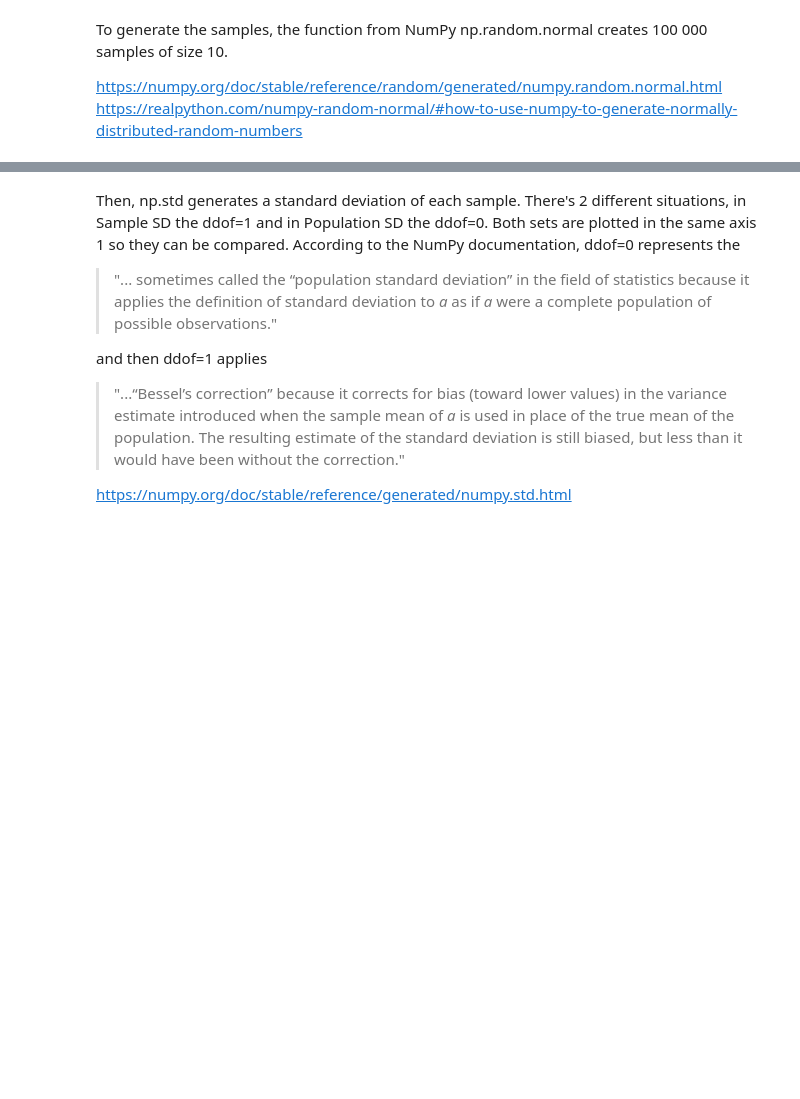
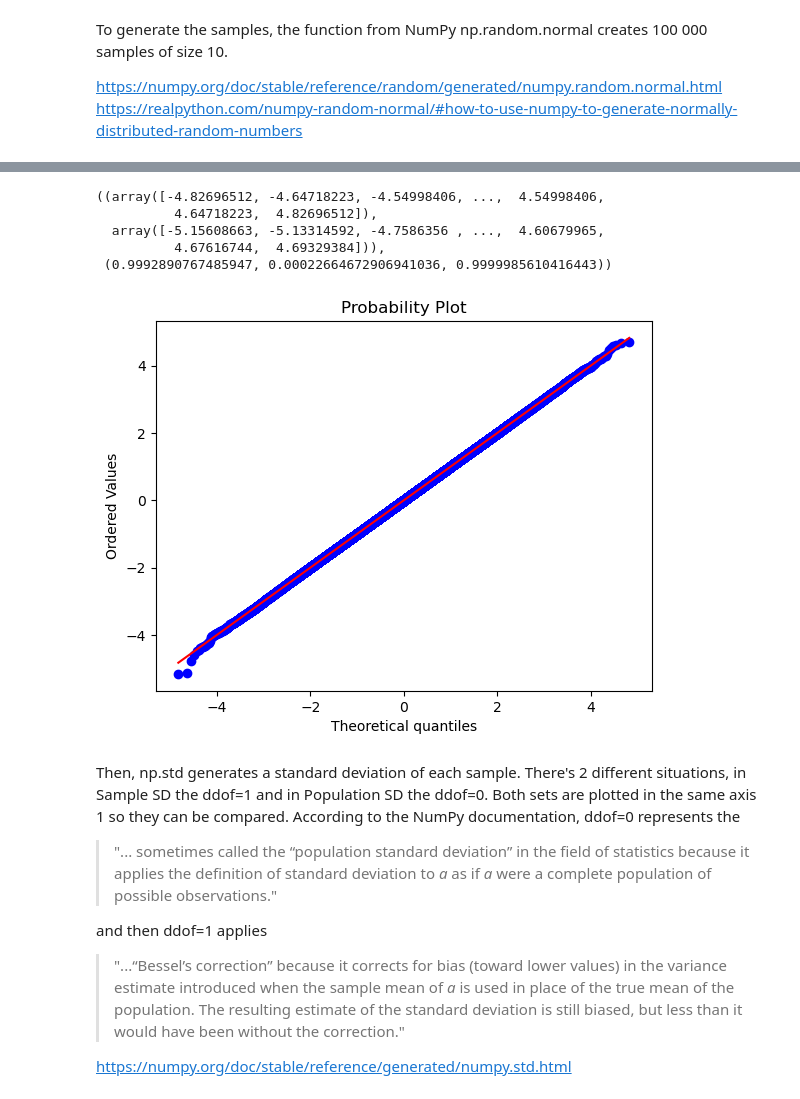
Before and after one commit to FatimaBOliveira/applied-statistics-assessment, a Jupyter notebook: problems.ipynb, the cells around one changed output, grey strips where cells are left out. Drawn from its saved outputs; the diff is of its cells as text; code cells hidden in the pictures; blank space fills up the shorter version.

```diff
--- a/problems.ipynb
+++ b/problems.ipynb
@@ -285,3 +306,19 @@ samples = np.random.normal(loc=0, scale=1, size=(100000, 10))
+# %%
+# Statistics.
+import scipy.stats as stats
+
+# Create an empty plot.
+fig, ax = plt.subplots()
+
+# Create a q-q plot.
+stats.probplot(samples.ravel(), dist='norm', plot=ax)
+# %% [output]
+((array([-4.82696512, -4.64718223, -4.54998406, ...,  4.54998406,
+          4.64718223,  4.82696512]),
+  array([-5.15608663, -5.13314592, -4.7586356 , ...,  4.60679965,
+          4.67616744,  4.69329384])),
+ (0.9992890767485947, 0.00022664672906941036, 0.9999985610416443))
+[figure, added]
 # %% [markdown]
 Then, np.std generates a standard deviation of each sample. There's 2 different situations, in Sample SD the ddof=1 and in Population SD the ddof=0. Both sets are plotted in the same axis 1 so they can be compared.
 According to the NumPy documentation, ddof=0 represents the
```
Also changed, not shown: parts of 7 cells of this notebook.
